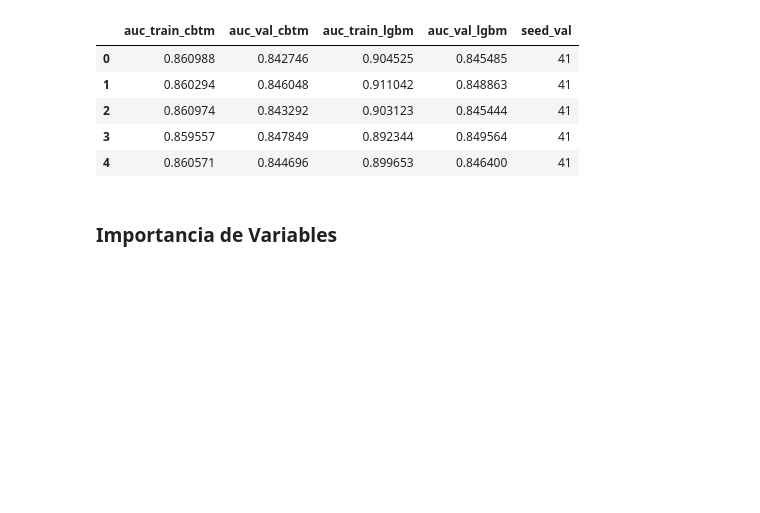
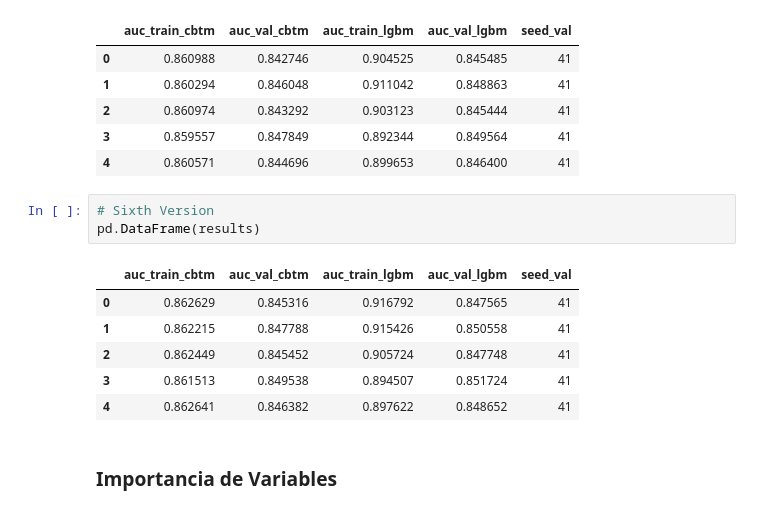
Before and after one commit to mlaricobar/solution-datathon-interbank-2020, a Jupyter notebook: [04] Model Building.ipynb, the cells around one changed output. Cells and saved outputs as stored; diff of their text form; blank space fills up the shorter version.

```diff
--- a/[04] Model Building.ipynb
+++ b/[04] Model Building.ipynb
@@ -473,6 +613,16 @@ pd.DataFrame(results)
 | 2 | 0.860974 | 0.843292 | 0.903123 | 0.845444 | 41 |
 | 3 | 0.859557 | 0.847849 | 0.892344 | 0.849564 | 41 |
 | 4 | 0.860571 | 0.844696 | 0.899653 | 0.846400 | 41 |
+# %%
+# Sixth Version
+pd.DataFrame(results)
+# %% [output]
+|  | auc_train_cbtm | auc_val_cbtm | auc_train_lgbm | auc_val_lgbm | seed_val |
+| 0 | 0.862629 | 0.845316 | 0.916792 | 0.847565 | 41 |
+| 1 | 0.862215 | 0.847788 | 0.915426 | 0.850558 | 41 |
+| 2 | 0.862449 | 0.845452 | 0.905724 | 0.847748 | 41 |
+| 3 | 0.861513 | 0.849538 | 0.894507 | 0.851724 | 41 |
+| 4 | 0.862641 | 0.846382 | 0.897622 | 0.848652 | 41 |
 # %% [markdown]
 ### Importancia de Variables
 # %%
```
Also changed, not shown: parts of 21 cells of this notebook.
